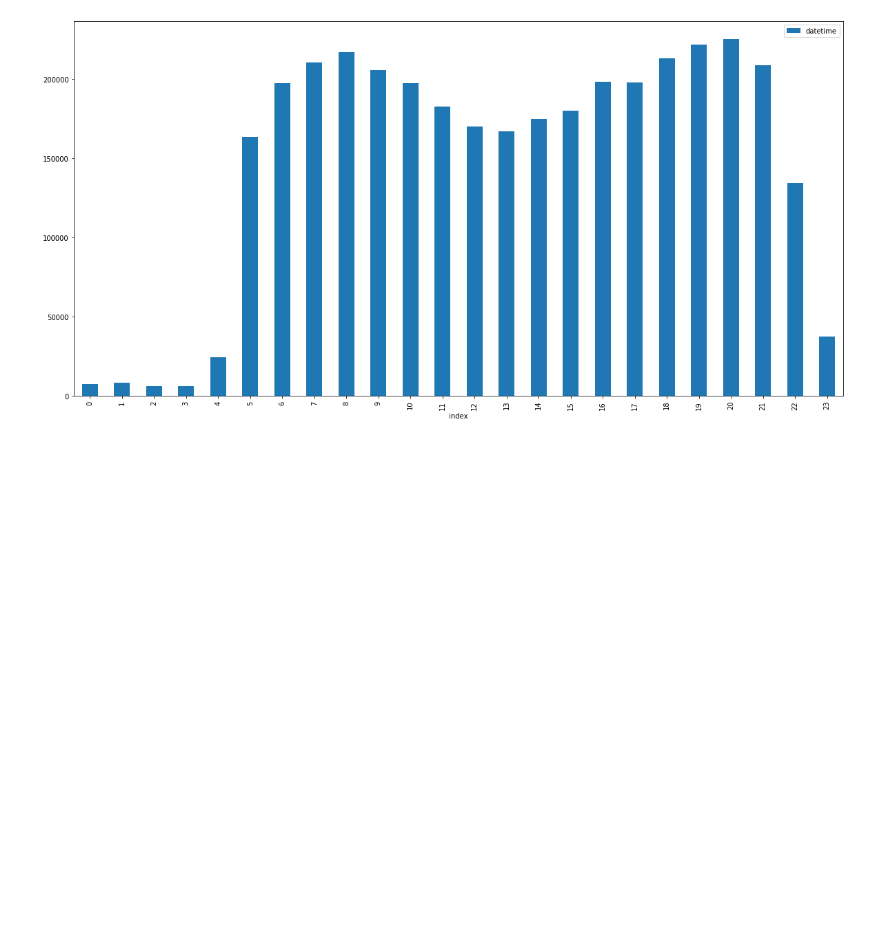
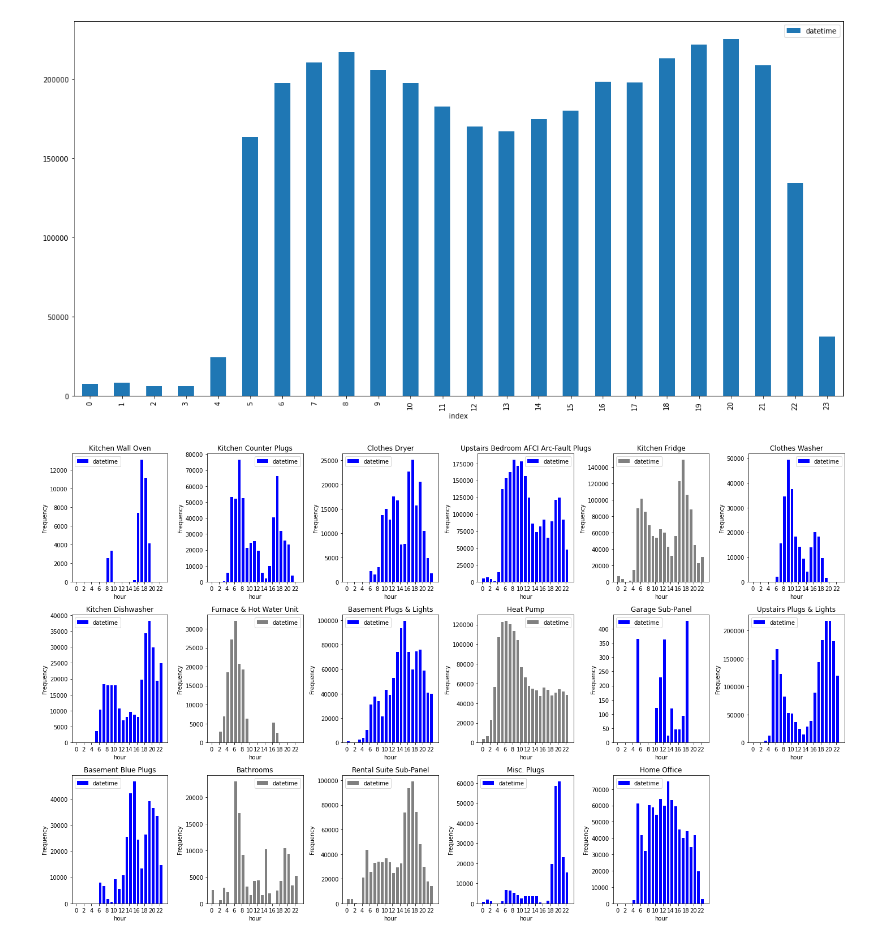
Before and after one commit to hugo-mi/Activity_Detection_From_Electrical_Consumption_Load_Curves, a Jupyter notebook: Exploratory Data Analysis/data_powers_house1_labelling.ipynb, the cells around one changed output. Saved outputs shown, nothing was run; the diff lists cells and outputs as text; code cells hidden in the pictures; blank space fills up the shorter version.

Commit message:
adding histograms per sub

```diff
--- a/Exploratory Data Analysis/data_powers_house1_labelling.ipynb
+++ b/Exploratory Data Analysis/data_powers_house1_labelling.ipynb
@@ -185,15 +185,17 @@ house1_power_blk2.head()
 | 2016-03-06 00:00:03 | NaN | 476.0 | 1.0 | 2.0 | 0.0 | 5.0 | ... |
 | 2016-03-06 00:00:04 | NaN | 475.0 | 1.0 | 2.0 | 0.0 | 5.0 | ... |
 # %%
-house1_power_blk2['activity'] = pd.Series(data=np.zeros(len(house1_power_blk2)), index=house1_power_blk2.index, dtype=np.int8)
+#house1_power_blk2['activity'] = pd.Series(data=np.zeros(len(house1_power_blk2)), index=house1_power_blk2.index, dtype=np.int8)
+house1_activity_blk2 = pd.DataFrame()
 
 for i, group in enumerate(all_groups):
-    if not h1_labels.loc[h1_labels['group'] == all_groups[i], 'activity'].any():
-        continue
+    #if not h1_labels.loc[h1_labels['group'] == all_groups[i], 'activity'].any():
+    #    continue
 
-    house1_power_blk2['activity'] += ((((house1_power_blk2[group] > house1_power_blk2[group].mean() + house1_power_blk2[group].std() * params.loc[i, 'tol1mul'])*1).rolling(params.loc[i, 'rolling'], center=True).mean() > params.loc[i, 'tol2'])*1)
+    house1_activity_blk2[group] = ((((house1_power_blk2[group] > house1_power_blk2[group].mean() + house1_power_blk2[group].std() * params.loc[i, 'tol1mul'])*1).rolling(params.loc[i, 'rolling'], center=True).mean() > params.loc[i, 'tol2'])*1)
 
-    house1_power_blk2['activity'] = (house1_power_blk2['activity'] > 0)*1
+
+house1_power_blk2['activity'] = (house1_activity_blk2[labels_active].any(axis=1))*1
 # %%
 fig, ax = plt.subplots(1,1 , figsize=(20,8))
 
@@ -210,5 +212,25 @@ fig.tight_layout();
 pd.DataFrame(house1_power_blk2[house1_power_blk2['activity'] > 0].index.hour.value_counts()).reset_index(drop=False).sort_values(by='index').plot.bar(x='index', y='datetime', figsize=(20,10), legend='Histogramme activité=f(heure)');
 # %% [output]
 [figure]
+# %%
+# we prepare our plot
+fig = plt.figure(figsize=(20, 12));
+
+# for each column
+for k, col in enumerate(all_groups):
+    # we add a subplot
+    ax = fig.add_subplot(3, 6, k+1)
+
+    #pd.DataFrame(house1_activity_blk2[house1_activity_blk2[col] > 0].index.hour.value_counts()).reset_index(drop=False).sort_values(by='index').plot.bar(x='index', y='datetime', legend='Histogramme '+col, color='blue' if col in labels_active else 'grey', ax=ax);
+    pd.DataFrame(house1_activity_blk2[house1_activity_blk2[col] > 0].index.hour).reset_index(drop=False).sort_values(by='index').plot(kind='hist', width=0.7, x='index', y='datetime', legend='Histogramme '+col, color='blue' if col in labels_active else 'grey', bins=range(24), ax=ax);
+    ax.set_xlabel('hour')
+    ax.set_xticks(range(0, 24, 2))
+
+    ax.set_title(col)
+
+plt.tight_layout()
+plt.show();
+# %% [output]
+[figure, added]
 # %%
 house1_power_blk2[['mains', 'activity']].to_csv('house1_power_blk2_labels.csv')
```
